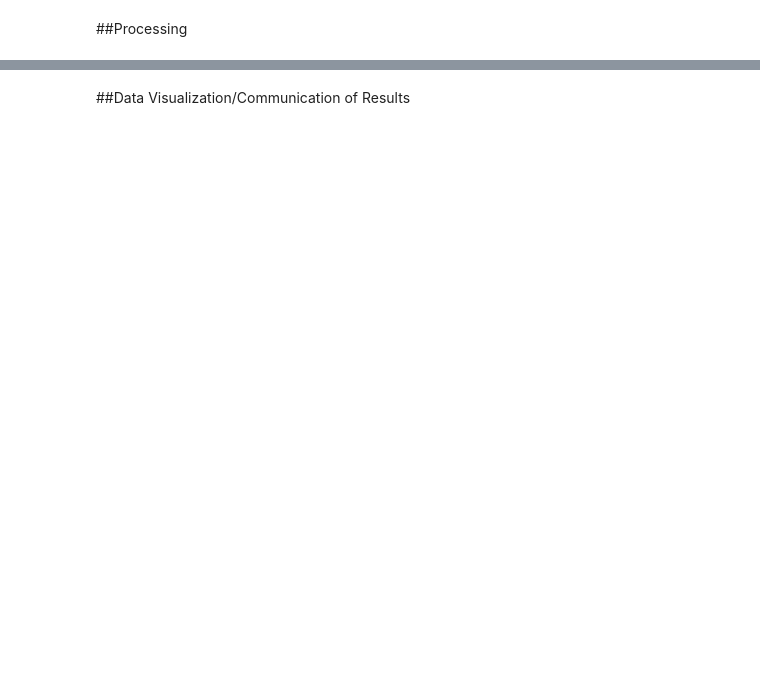
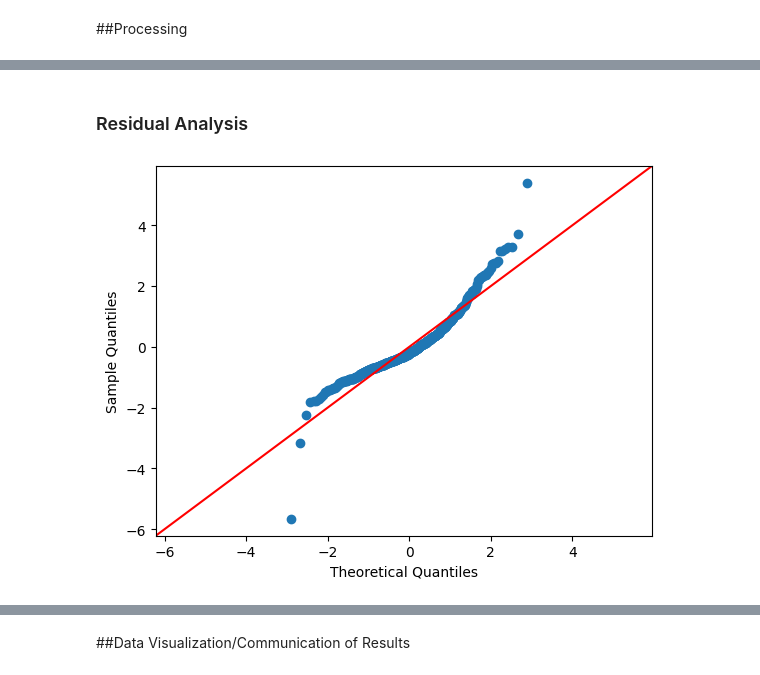
Before and after one commit to test-ds-21/stephanie465337___Data-Science-Portfolio-C21, a Jupyter notebook: Projects/Project-2/Housing.ipynb, the cells around one changed output, grey strips where cells are left out. Saved outputs shown, nothing was run; the diff lists cells and outputs as text; code cells hidden in the pictures; blank space fills up the shorter version.

```diff
--- a/Projects/Project-2/Housing.ipynb
+++ b/Projects/Project-2/Housing.ipynb
@@ -245,0 +431,8 @@ dtype: float64
+# %% [markdown]
+### Residual Analysis
+# %%
+#QQ Plot - Residuals are normally distributed
+res = y_test - y_pred
+sm.qqplot(res, fit=True, line="45");
+# %% [output]
+[figure, added]
```
Also changed, not shown: parts of 19 cells of this notebook.
